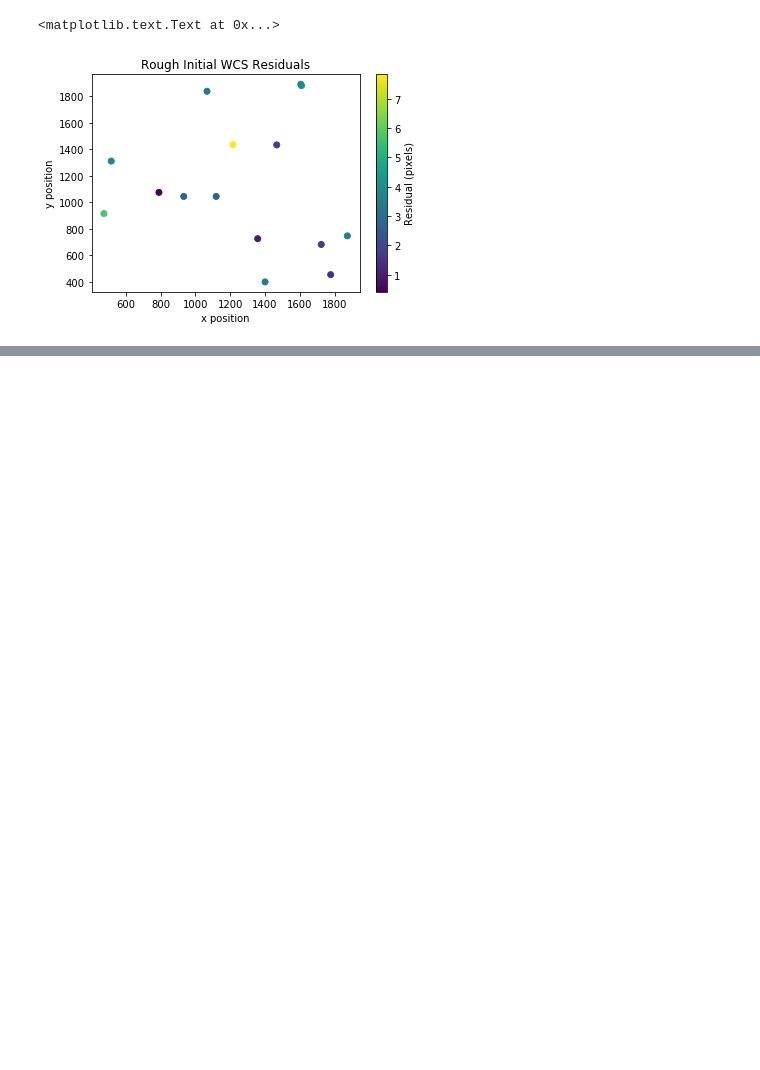
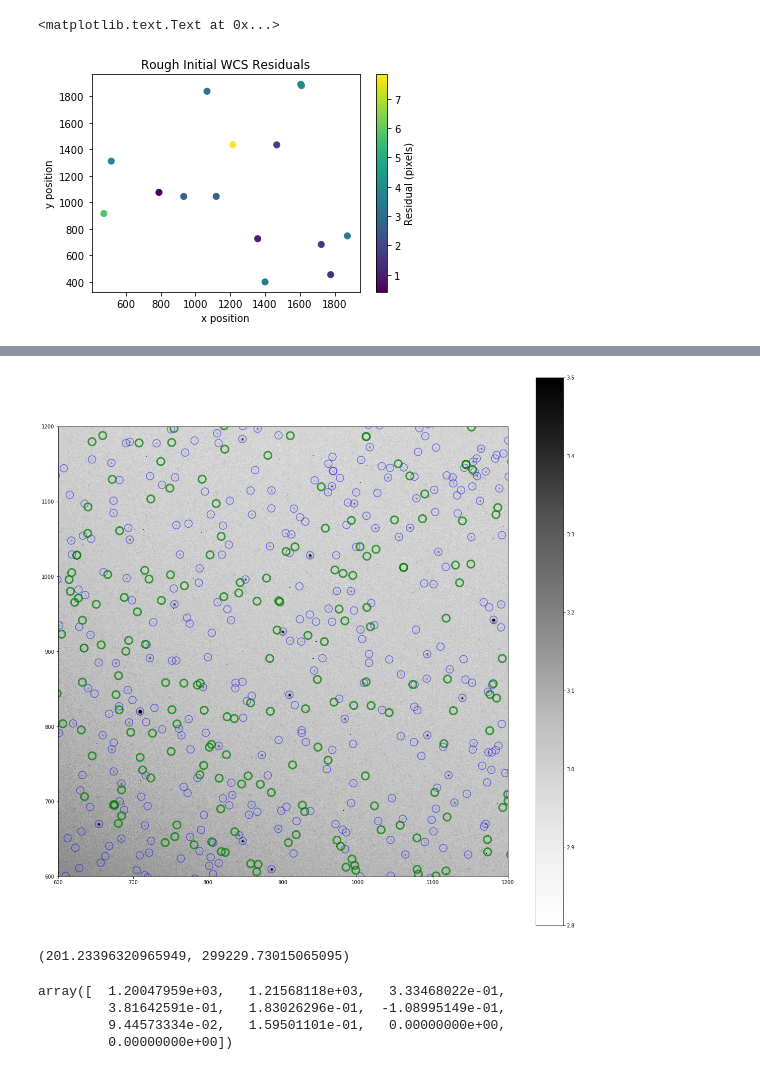
Before and after one commit to lsst/all_sky_phot, a Jupyter notebook: data/az_camera/Fit_WCS.ipynb, the cells around one changed output, grey strips where cells are left out. Saved outputs shown, nothing was run; the diff lists cells and outputs as text; code cells hidden in the pictures; blank space fills up the shorter version.

```diff
--- a/data/az_camera/Fit_WCS.ipynb
+++ b/data/az_camera/Fit_WCS.ipynb
@@ -142,0 +165,13 @@ apertures.plot(color='green', lw=3, alpha=0.75)
+# %%
+# Doing a big fit didn't seem to work too well, let's try to refine just a portion of the frame
+good_phot = np.where((phot_table['xcenter'].value > 600) &(phot_table['xcenter'].value < 1200) &
+                     (phot_table['ycenter'].value > 600) & (phot_table['ycenter'].value < 1200))
+
+good_cat = np.where((x_expected > 600) &(x_expected < 1200) &
+                     (y_expected > 600) & (y_expected < 1200) & (ybc['Vmag'].values[above] < 6.))
+
+fun = wcs_refine_zea(phot_table['xcenter'].value[good_phot], phot_table['ycenter'].value[good_phot],
+                     measured_mags[good_phot],mjd,
+                     ybc['RA'].values[good_cat], ybc['Dec'].values[good_cat], ybc['Vmag'].values[good_cat], a_order=0, b_order=0)
+x0 = fun.wcs2x0(wcs_initial)
+fit_result = minimize(fun, x0[0:8], method='Powell')
@@ -142,0 +191,14 @@ apertures.plot(color='green', lw=3, alpha=0.75)
+# %%
+wcs_refined = fun.return_wcs(fit_result.x)
+x_expected, y_expected = wcs_refined.all_world2pix(az_cat[above], alt_cat[above], 0.)
+apertures = CircularAperture( (x_expected, y_expected), r=5.)
+
+plt.figure(figsize=[20,20])
+plt.imshow(np.log10(image),  cmap='Greys', origin='lower', vmin=2.8, vmax=3.5)
+plt.colorbar()
+plt.xlim([600, 1200])
+plt.ylim([600, 1200])
+phot_appertures.plot(color='blue', lw=1.5, alpha=0.5)
+apertures.plot(color='green', lw=3, alpha=0.75)
+# %% [output]
+[figure, added]
@@ -142,0 +210,11 @@ apertures.plot(color='green', lw=3, alpha=0.75)
+# %%
+fun(fit_result.x), fun(x0[0:8])
+# %% [output]
+(201.23396320965949, 299229.73015065095)
+# %%
+x0
+# %% [output]
+array([  1.20047959e+03,   1.21568118e+03,   3.33468022e-01,
+         3.81642591e-01,   1.83026296e-01,  -1.08995149e-01,
+         9.44573334e-02,   1.59501101e-01,   0.00000000e+00,
+         0.00000000e+00])
```
Also changed, not shown: parts of 10 cells of this notebook, 1 other file.
